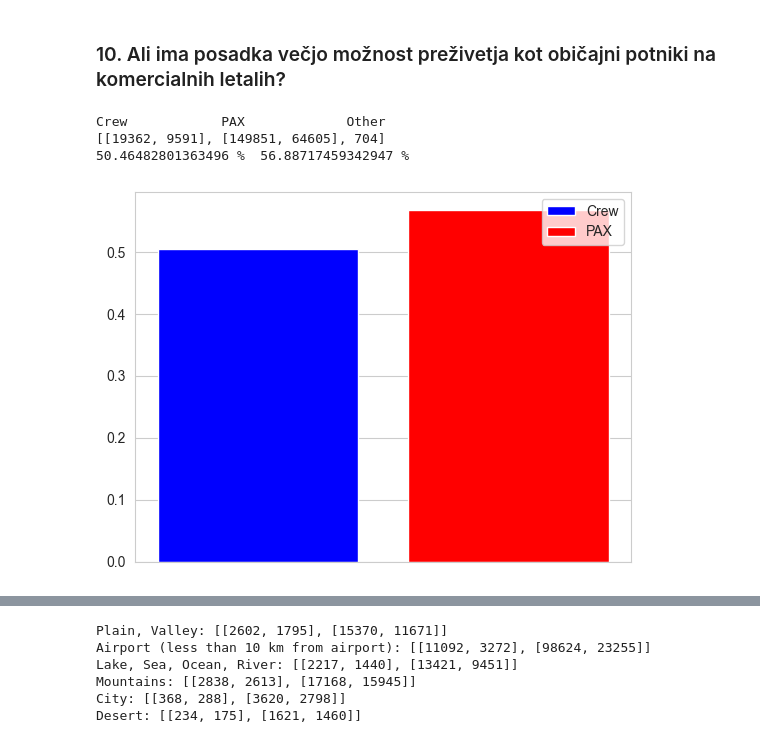
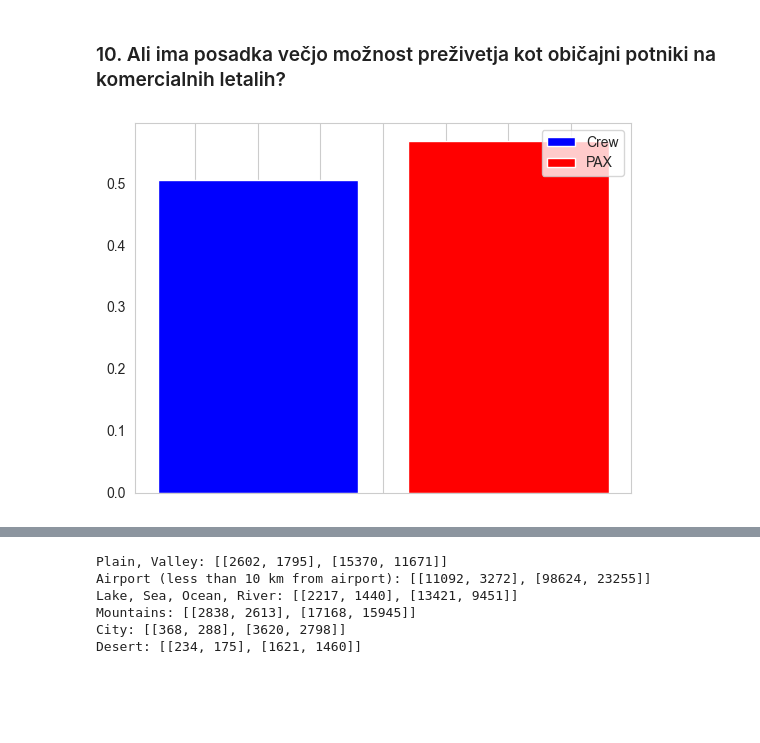
Before and after one commit to NikUlj/PR24NUJRSLSTKKM, a Jupyter notebook: PR24NUJRSLSTKKM.ipynb, the cells around one changed output, grey strips where cells are left out. Saved outputs shown, nothing was run; the diff lists cells and outputs as text; code cells hidden in the pictures; blank space fills up the shorter version.

```diff
--- a/PR24NUJRSLSTKKM.ipynb
+++ b/PR24NUJRSLSTKKM.ipynb
@@ -1164,34 +1142,31 @@ plt.show()
 # %%
 #survivors procentualno na komecialnih letih
 
 reader = csv.DictReader(open(PlaneCrashes, 'rt', encoding='utf-8'))
 survivors = [[0, 0], [0, 0], 0]
 i = 0
 for row in reader:
     if(row['Flight type'] == 'Scheduled Revenue Flight'):
         survivalcrew = [row['Crew on board'], row['Crew fatalities']]
         survivalpax = [row['Pax on board'], row['PAX fatalities']]
         otherfatalities = row['Other fatalities']
         survivors[0][0] += int(survivalcrew[0] or 0)
         survivors[0][1] += int(survivalcrew[1] or 0)
         survivors[1][0] += int(survivalpax[0] or 0)
         survivors[1][1] += int(survivalpax[1] or 0)
         survivors[2] += int(otherfatalities or 0)
 
-print('Crew\t\tPAX\t\tOther')
+"""print('Crew\t\tPAX\t\tOther')
 print(survivors)
-print((1 - survivors[0][1]/survivors[0][0])*100, '% ', (1 - survivors[1][1]/survivors[1][0])*100, '%')
+print((1 - survivors[0][1]/survivors[0][0])*100, '% ', (1 - survivors[1][1]/survivors[1][0])*100, '%')"""
 plt.bar(0, 1 - survivors[0][1]/survivors[0][0], color='b', label='Crew')
 plt.bar(1, 1 - survivors[1][1]/survivors[1][0], color='r', label='PAX')
 plt.legend(loc='upper right')
-plt.grid(axis='x')
+plt.grid(axis='y')
 plt.gca().set_xticklabels([])
 plt.show()
 # %% [output]
-Crew            PAX             Other
-[[19362, 9591], [149851, 64605], 704]
-50.46482801363496 %  56.88717459342947 %
-[figure, old version]
+[figure, new version]
 # %%
 #survivors procentualno na komecialnih letih po razlogu
 
```
Also changed, not shown: parts of 9 cells of this notebook.
